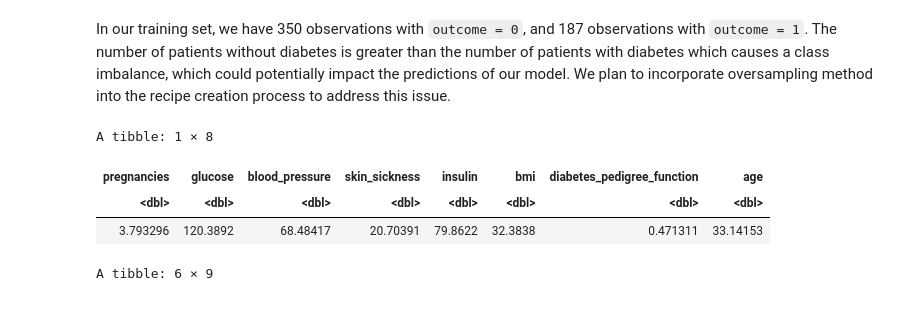
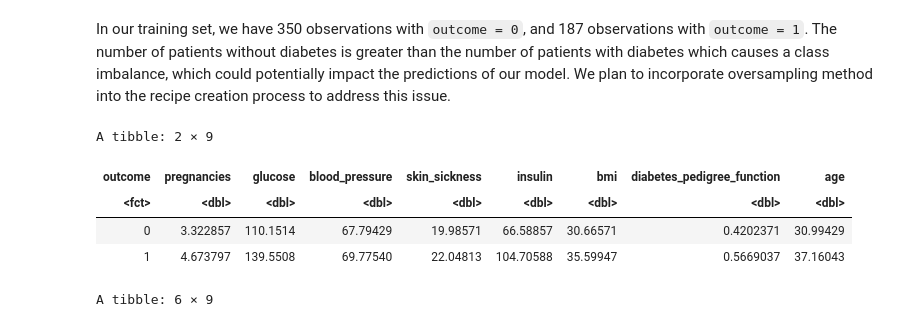
Before and after one commit to audrey-rw5683/dsci-100-2023w2-group-002-2, a Jupyter notebook: final_report.ipynb, the cells around one changed output. Cells and saved outputs as stored; diff of their text form; code cells hidden in the pictures.

```diff
--- a/final_report.ipynb
+++ b/final_report.ipynb
@@ -198,13 +219,15 @@ In our training set, we have 350 observations with `outcome = 0`, and 187 observ
 # %%
 # the means of the variables
 diabetes_stat <- diabetes_train |>
+                    group_by(outcome) |>
     summarize(across(pregnancies:age, mean))
 diabetes_stat
 # %% [output]
-A tibble: 1 × 8
+A tibble: 2 × 9
-| pregnancies | glucose | blood_pressure | skin_sickness | insulin | bmi | diabetes_pedigree_function | age |
-| <dbl> | <dbl> | <dbl> | <dbl> | <dbl> | <dbl> | <dbl> | <dbl> |
-| 3.793296 | 120.3892 | 68.48417 | 20.70391 | 79.8622 | 32.3838 | 0.471311 | 33.14153 |
+| outcome | pregnancies | glucose | blood_pressure | skin_sickness | insulin | bmi | diabetes_pedigree_function | age |
+| <fct> | <dbl> | <dbl> | <dbl> | <dbl> | <dbl> | <dbl> | <dbl> | <dbl> |
+| 0 | 3.322857 | 110.1514 | 67.79429 | 19.98571 | 66.58857 | 30.66571 | 0.4202371 | 30.99429 |
+| 1 | 4.673797 | 139.5508 | 69.77540 | 22.04813 | 104.70588 | 35.59947 | 0.5669037 | 37.16043 |
 # %%
 # the number of observations have missing values
 # pregnancies can be 0
```
Also changed, not shown: parts of 31 cells of this notebook.
